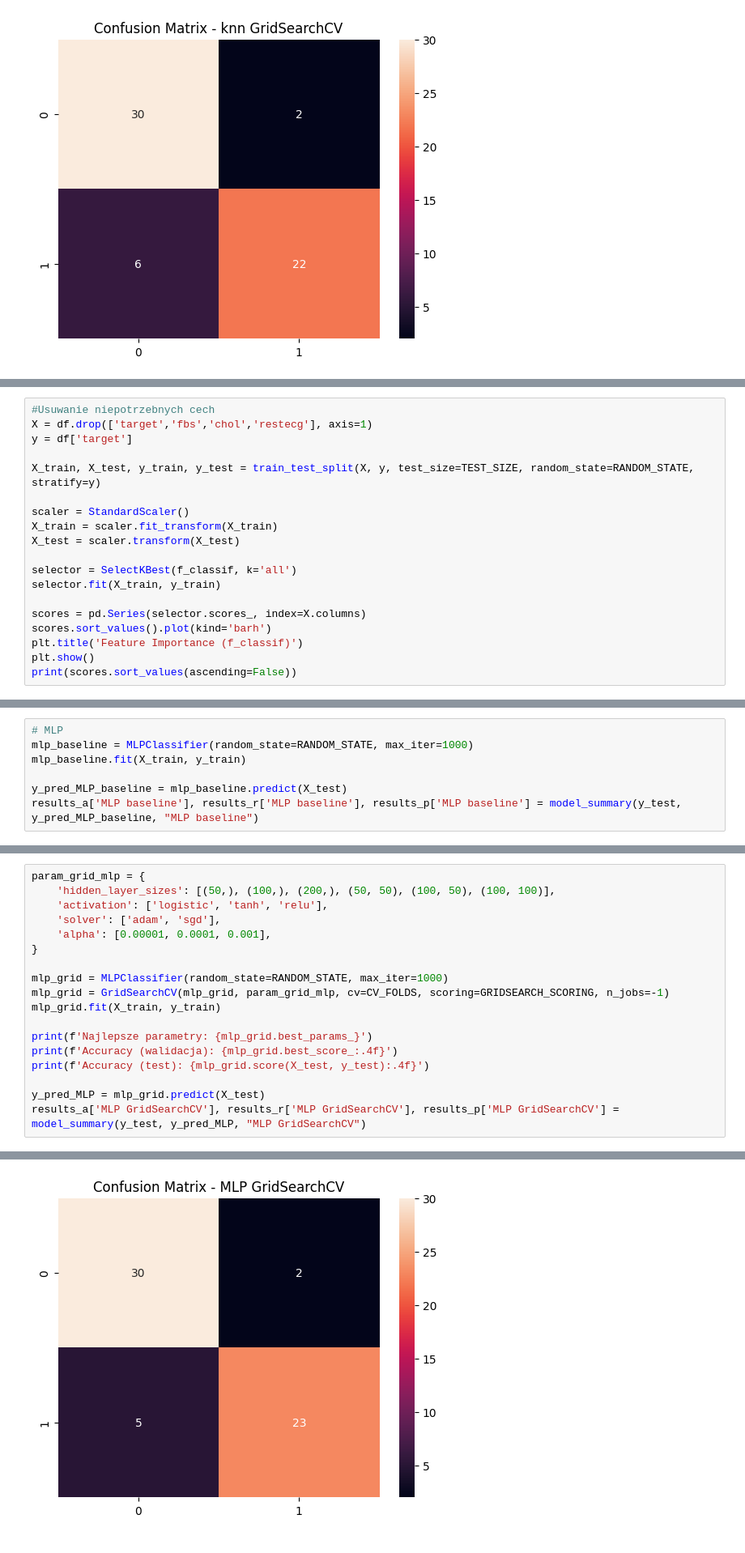
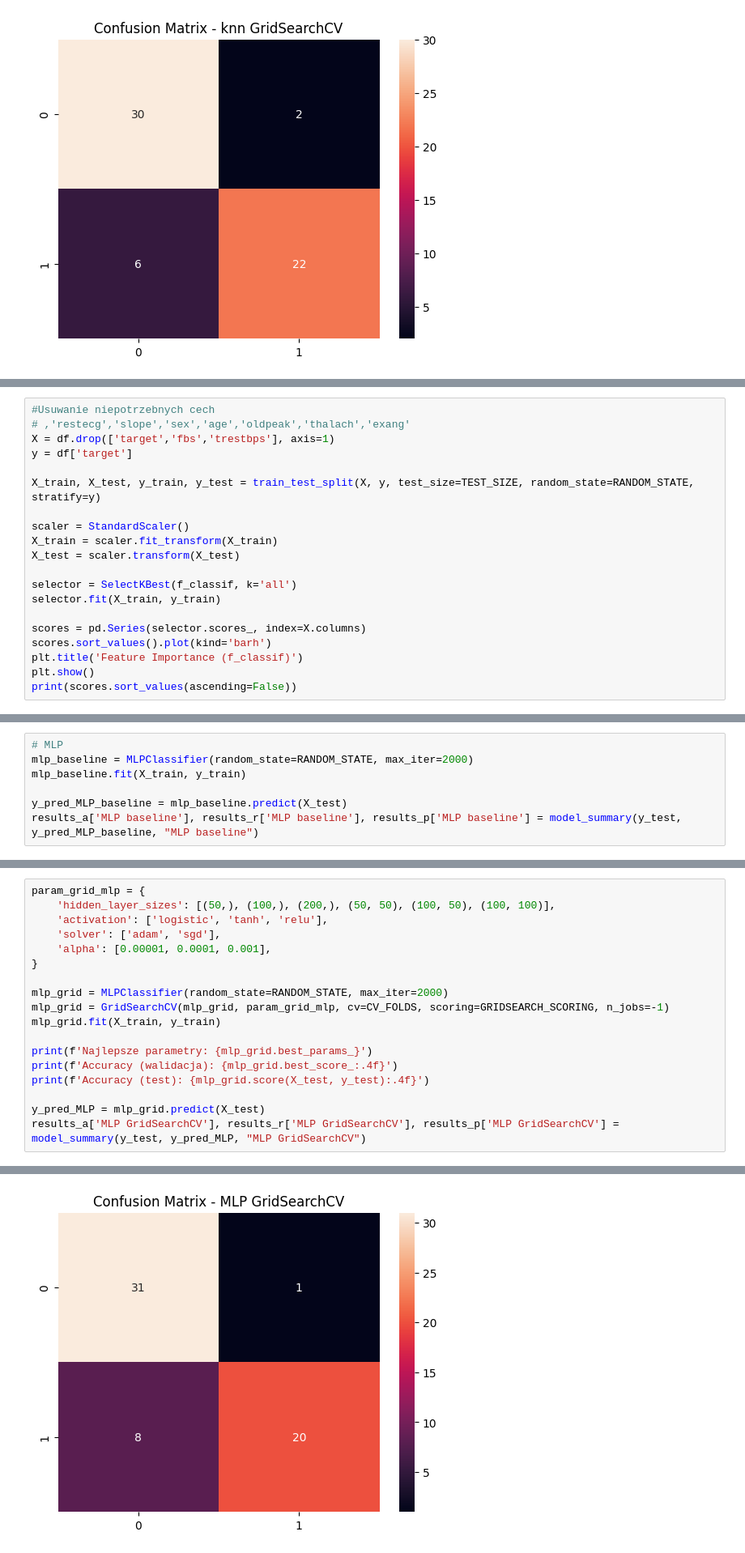
Before and after one commit to PogchampMuffin3/heart-disease-classification, a Jupyter notebook: heart_disease_classification.ipynb, the cells around one changed output, grey strips where cells are left out. Shown at 81% size. Saved outputs shown, nothing was run; the diff lists cells and outputs as text.

```diff
--- a/heart_disease_classification.ipynb
+++ b/heart_disease_classification.ipynb
@@ -512,7 +512,8 @@ for name, r in {'accuracy': results_a, 'recall': results_r, 'precision': results
 [figure]
 # %%
 #Usuwanie niepotrzebnych cech
-X = df.drop(['target','fbs','chol','restecg'], axis=1)
+# ,'restecg','slope','sex','age','oldpeak','thalach','exang'
+X = df.drop(['target','fbs','trestbps'], axis=1)
 y = df['target']
 
 X_train, X_test, y_train, y_test = train_test_split(X, y, test_size=TEST_SIZE, random_state=RANDOM_STATE, stratify=y)
@@ -544,7 +546,7 @@ trestbps     6.427699
 dtype: float64
 # %%
 # MLP
-mlp_baseline = MLPClassifier(random_state=RANDOM_STATE, max_iter=1000)
+mlp_baseline = MLPClassifier(random_state=RANDOM_STATE, max_iter=2000)
 mlp_baseline.fit(X_train, y_train)
 
 y_pred_MLP_baseline = mlp_baseline.predict(X_test)
@@ -571,7 +573,7 @@ param_grid_mlp = {
     'alpha': [0.00001, 0.0001, 0.001],
 }
 
-mlp_grid = MLPClassifier(random_state=RANDOM_STATE, max_iter=1000)
+mlp_grid = MLPClassifier(random_state=RANDOM_STATE, max_iter=2000)
 mlp_grid = GridSearchCV(mlp_grid, param_grid_mlp, cv=CV_FOLDS, scoring=GRIDSEARCH_SCORING, n_jobs=-1)
 mlp_grid.fit(X_train, y_train)
 
@@ -600,4 +602,4 @@ weighted avg       0.89      0.88      0.88        60
-[figure, old version]
+[figure, new version]
 # %%
 cv_results = pd.DataFrame(mlp_grid.cv_results_)
 activation_results = cv_results.groupby('param_activation')['mean_test_score'].mean()
```
Also changed, not shown: parts of 20 cells of this notebook.
